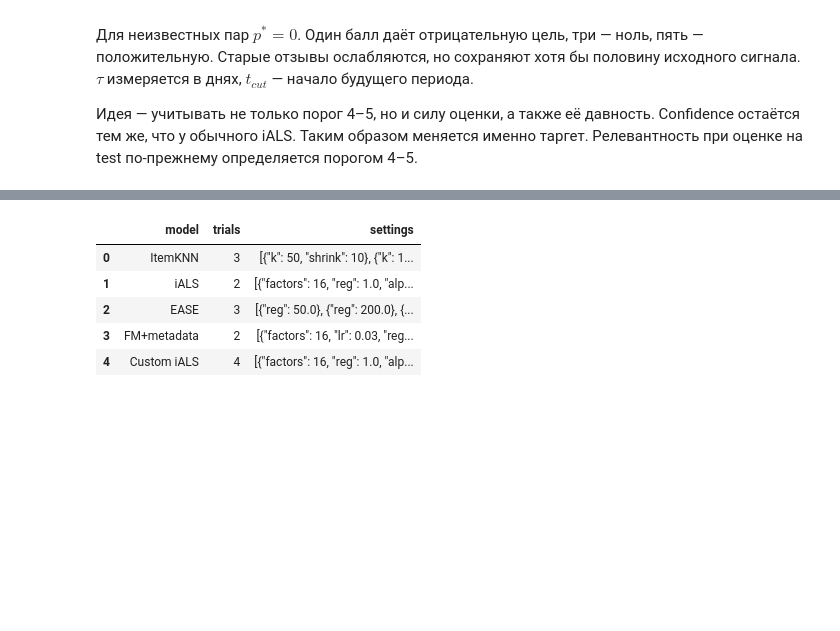
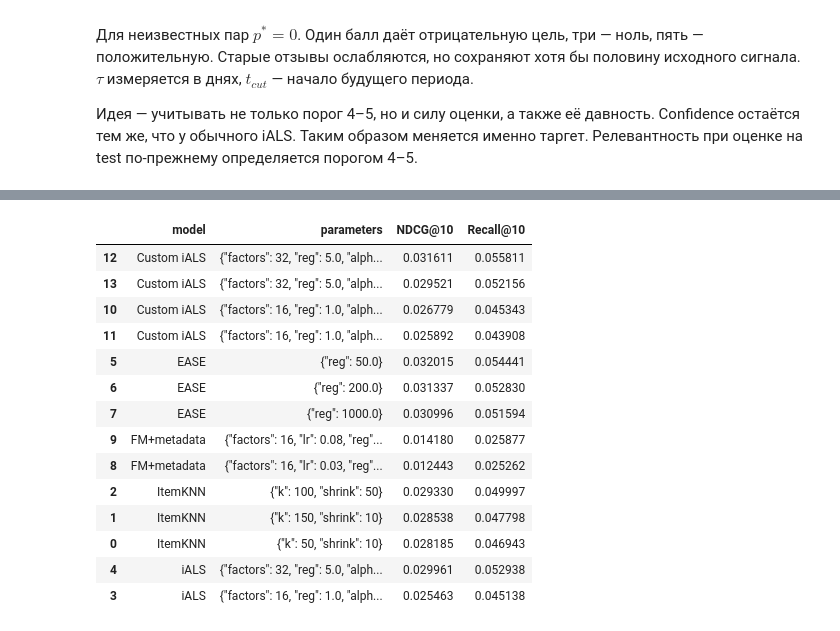
Before and after one commit to alena-sum/recsys-homework, a Jupyter notebook: experiments.ipynb, the cells around one changed output, grey strips where cells are left out. Cells and saved outputs as stored; diff of their text form; code cells hidden in the pictures; blank space fills up the shorter version.

```diff
--- a/experiments.ipynb
+++ b/experiments.ipynb
@@ -364,47 +310,53 @@ seed 42. Лучший вариант выбирается по validation NDCG@1
 # %%
-classes = {'ItemKNN':ItemKNN,'iALS':IALS,'EASE':EASE,'FM+metadata':FM,'Custom iALS':CustomIALS}
+classes = {'ItemKNN': ItemKNN, 'iALS': IALS, 'EASE': EASE,
+           'FM+metadata': FM, 'Custom iALS': CustomIALS}
 grids = {
-    'ItemKNN':[{'k':50,'shrink':10},{'k':150,'shrink':10},{'k':100,'shrink':50}],
-    'iALS':[{'factors':16,'reg':1.,'alpha':20.,'epochs':6,'seed':SEED},
-            {'factors':32,'reg':5.,'alpha':20.,'epochs':6,'seed':SEED}],
-    'EASE':[{'reg':50.},{'reg':200.},{'reg':1000.}],
-    'FM+metadata':[{'factors':16,'lr':lr,'reg':.001,'epochs':12,
-                    'batch_size':1024,'seed':SEED,'metadata':True} for lr in [.03,.08]],
-    'Custom iALS':[{'factors':f,'reg':r,'alpha':20.,'epochs':6,'seed':SEED,
-                     'tau_days':tau,'floor':.5}
-                   for f,r in [(16,1.),(32,5.)] for tau in [180.,730.]]}
-display(pd.DataFrame([{'model':name,'trials':len(g),'settings':json.dumps(g)} for name,g in grids.items()]))
-(OUT/'grids.json').write_text(json.dumps(grids,indent=2))
-def fit_model(name,config,past,cutoff):
-    obj = classes[name](**config)
-    return obj.fit(matrix(past,shape,positive_only=True),events=past,
-                   cutoff=cutoff,item_features=data['item_features'])
+    'ItemKNN': [{'k': 50, 'shrink': 10}, {'k': 150, 'shrink': 10},
+                {'k': 100, 'shrink': 50}],
+    'iALS': [{'factors': 16, 'reg': 1., 'alpha': 20., 'epochs': 6, 'seed': SEED},
+             {'factors': 32, 'reg': 5., 'alpha': 20., 'epochs': 6, 'seed': SEED}],
+    'EASE': [{'reg': 50.}, {'reg': 200.}, {'reg': 1000.}],
+    'FM+metadata': [{'factors': 16, 'lr': lr, 'reg': .001, 'epochs': 12,
+                     'batch_size': 1024, 'seed': SEED} for lr in [.03, .08]],
+    'Custom iALS': [{'factors': f, 'reg': r, 'alpha': 20., 'epochs': 6,
+                      'seed': SEED, 'tau_days': tau, 'floor': .5}
+                    for f, r in [(16, 1.), (32, 5.)] for tau in [180., 730.]]
+}
+
+def fit_model(name, config, past, cutoff):
+    return classes[name](**config).fit(
+        matrix(past, shape, positive_only=True), events=past,
+        cutoff=cutoff, item_features=data['item_features'])
+
 validation_rows, selected = [], {}
-for name,configs in grids.items():
+for name, configs in grids.items():
     best = -np.inf
     for config in configs:
-        start = time.perf_counter()
-        obj = fit_model(name,config,train,data['t0'])
-        fit_seconds = time.perf_counter()-start
-        scores,_ = evaluate(obj,val_context)
-        row = dict(model=name,config=json.dumps(config,sort_keys=True),
-                   fit_seconds=fit_seconds,**scores)
-        validation_rows.append(row)
-        pd.DataFrame(validation_rows).to_csv(OUT/'validation.csv',index=False)
-        print(name,config,'NDCG@10',round(scores['NDCG@10'],5),'fit seconds',round(fit_seconds,2),flush=True)
+        model = fit_model(name, config, train, data['t0'])
+        scores, _ = evaluate(model, val_context)
+        validation_rows.append(dict(model=name, parameters=json.dumps(config), **scores))
         if scores['NDCG@10'] > best:
             selected[name] = config.copy()
             best = scores['NDCG@10']
-        del obj
-        gc.collect()
-(OUT/'selected.json').write_text(json.dumps(selected,indent=2))
+        del model
+        _ = gc.collect()
+
 validation_table = pd.DataFrame(validation_rows)
-display(validation_table.sort_values(['model','NDCG@10'],ascending=[True,False]))
-display(pd.DataFrame([dict(model=n,**c) for n,c in selected.items()]).fillna('—'))
+with pd.option_context('display.max_colwidth', None):
+    display(validation_table.sort_values(['model', 'NDCG@10'], ascending=[True, False]))
 # %% [output]
-|  | model | trials | settings |
-| 0 | ItemKNN | 3 | [{"k": 50, "shrink": 10}, {"k": 1... |
-| 1 | iALS | 2 | [{"factors": 16, "reg": 1.0, "alp... |
-| 2 | EASE | 3 | [{"reg": 50.0}, {"reg": 200.0}, {... |
-| 3 | FM+metadata | 2 | [{"factors": 16, "lr": 0.03, "reg... |
-| 4 | Custom iALS | 4 | [{"factors": 16, "reg": 1.0, "alp... |
+|  | model | parameters | NDCG@10 | Recall@10 |
+| 12 | Custom iALS | {"factors": 32, "reg": 5.0, "alph... | 0.031611 | 0.055811 |
+| 13 | Custom iALS | {"factors": 32, "reg": 5.0, "alph... | 0.029521 | 0.052156 |
+| 10 | Custom iALS | {"factors": 16, "reg": 1.0, "alph... | 0.026779 | 0.045343 |
+| 11 | Custom iALS | {"factors": 16, "reg": 1.0, "alph... | 0.025892 | 0.043908 |
+| 5 | EASE | {"reg": 50.0} | 0.032015 | 0.054441 |
+| 6 | EASE | {"reg": 200.0} | 0.031337 | 0.052830 |
+| 7 | EASE | {"reg": 1000.0} | 0.030996 | 0.051594 |
+| 9 | FM+metadata | {"factors": 16, "lr": 0.08, "reg"... | 0.014180 | 0.025877 |
+| 8 | FM+metadata | {"factors": 16, "lr": 0.03, "reg"... | 0.012443 | 0.025262 |
+| 2 | ItemKNN | {"k": 100, "shrink": 50} | 0.029330 | 0.049997 |
+| 1 | ItemKNN | {"k": 150, "shrink": 10} | 0.028538 | 0.047798 |
+| 0 | ItemKNN | {"k": 50, "shrink": 10} | 0.028185 | 0.046943 |
+| 4 | iALS | {"factors": 32, "reg": 5.0, "alph... | 0.029961 | 0.052938 |
+| 3 | iALS | {"factors": 16, "reg": 1.0, "alph... | 0.025463 | 0.045138 |
```
Also changed, not shown: parts of 17 cells of this notebook, 22 other files.
